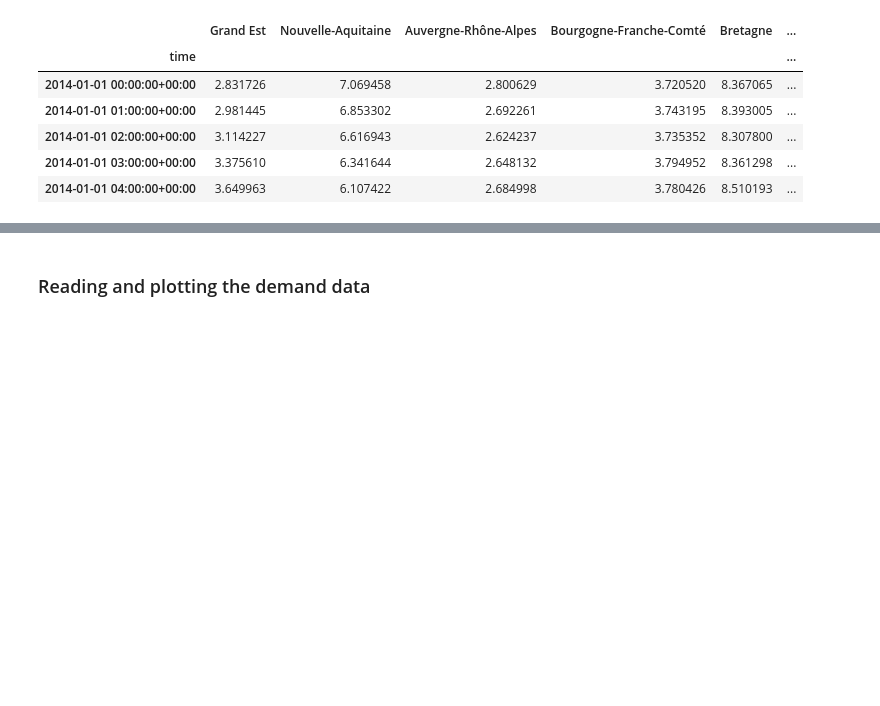
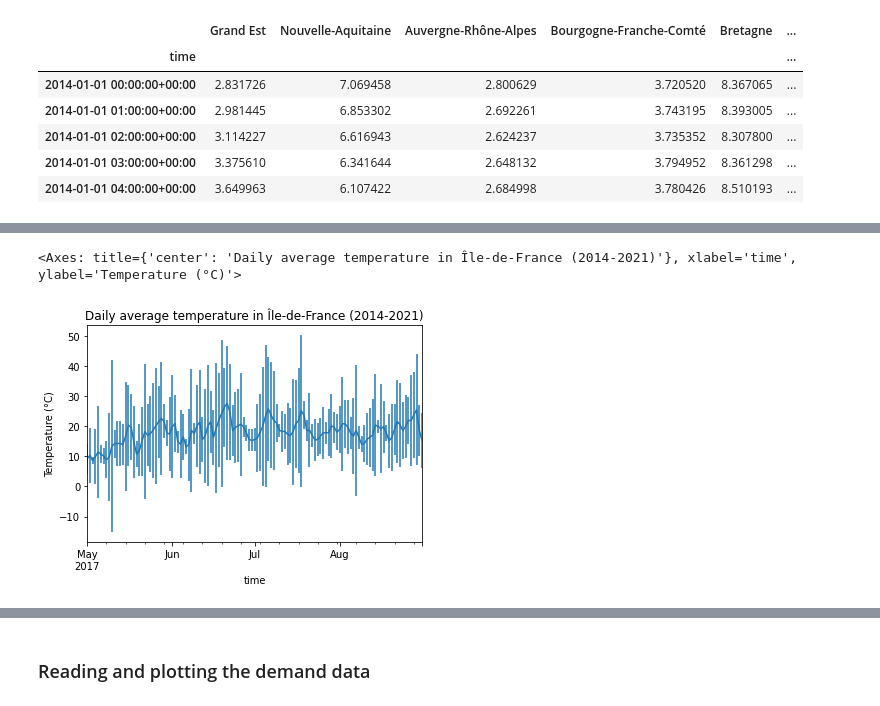
Before and after one commit to Daniel-Parra-3275/ml4climate, a Jupyter notebook: ml4climate/notebooks/02_tutorial_supervised_learning_problem_ols.ipynb, the cells around one changed output, grey strips where cells are left out. Saved outputs shown, nothing was run; the diff lists cells and outputs as text; code cells hidden in the pictures; blank space fills up the shorter version.

```diff
--- a/ml4climate/notebooks/02_tutorial_supervised_learning_problem_ols.ipynb
+++ b/ml4climate/notebooks/02_tutorial_supervised_learning_problem_ols.ipynb
@@ -105 +105,6 @@ df_temp_IF_day['2020'].plot( title='Daily average temperature in Île-de-France
+# %%
+df_temp_IF_day['2017-05-01':'2017-08-31'].plot(yerr=df_temp_IF_day_var, title='Daily average temperature in Île-de-France (2014-2021)', ylabel=temp_label)
+# %% [output]
+<Axes: title={'center': 'Daily average temperature in Île-de-France (2014-2021)'}, xlabel='time', ylabel='Temperature (°C)'>
+[figure, added]
 # %%
```
Also changed, not shown: parts of 14 cells of this notebook, 7 other files.
